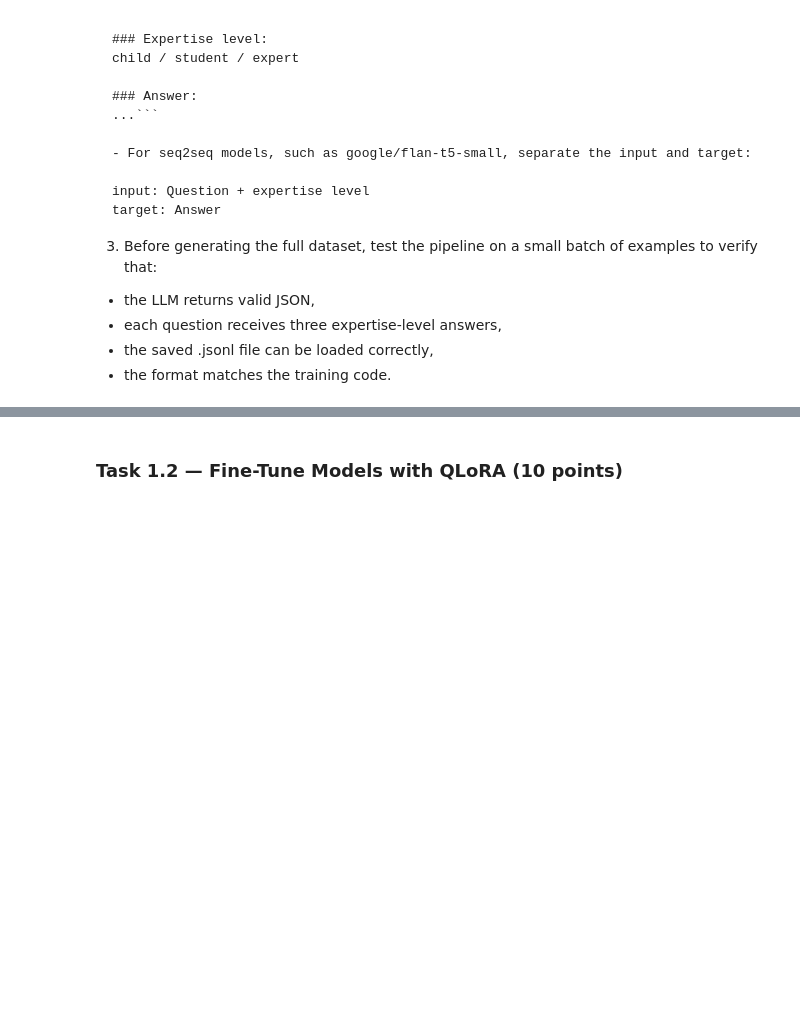
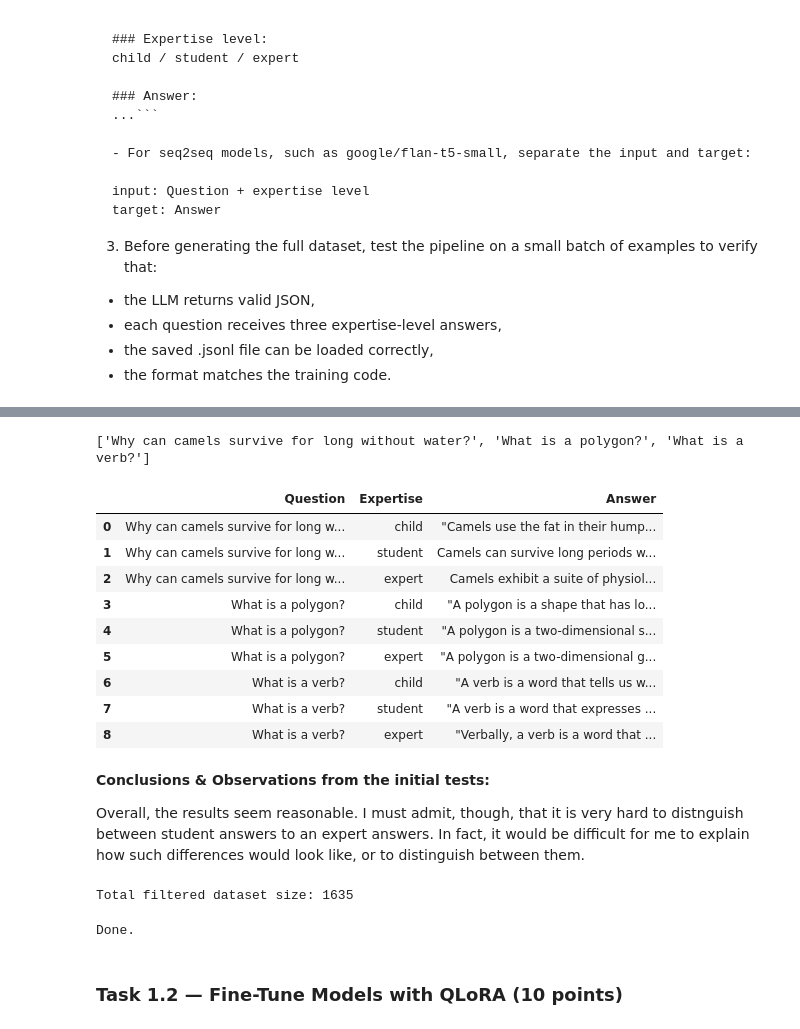
Before and after one commit to yaronwinter/Nebius, a Jupyter notebook: weeks/week6/llm/llm_week_6.ipynb, the cells around one changed output, grey strips where cells are left out. Drawn from its saved outputs; the diff is of its cells as text; code cells hidden in the pictures; blank space fills up the shorter version.

Commit message:
generate datasets

```diff
--- a/weeks/week6/llm/llm_week_6.ipynb
+++ b/weeks/week6/llm/llm_week_6.ipynb
@@ -90,6 +98,6 @@ In this part, you will fine-tune pretrained language models to answer questions
 
 You will use a subset of the Databricks Dolly 15K dataset.
 # %%
-dataset = load_dataset("databricks/databricks-dolly-15k", split="train[:5000]")
+dataset = load_dataset("databricks/databricks-dolly-15k", split="train[:15000]")
 # %% [output]
 Warning: You are sending unauthenticated requests to the HF Hub. Please set a HF_TOKEN to enable higher rate limits and faster downloads.
@@ -173,3 +180,29 @@ You should prepare:
   * each question receives three expertise-level answers,
   * the saved .jsonl file can be loaded correctly,
   * the format matches the training code.
+# %%
+# Get Nebius API Key
+from getpass import getpass
+#from google.colab import userdata
+import os
+
+def get_api_key(name="NEBIUS_API_KEY"):
+    api_key = None
+    try:
+        api_key = os.environ[name]
+        print("API Key is taken from the environmental parameters")
+    except:
+        try:
+            api_key = userdata.get(name)
+            print("API Key is taken from the google colab user data")
+        except:
+            try:
+                api_key = getpass("Enter API key: ")
+                os.environ[name] = api_key
+                print("API Key is taken from getpass")
+            except:
+                raise Exception("API Key for NEBIUS_API_KEY could not be found")
+
+    assert api_key is not None, "API Key is None"
+    return api_key
+print("Done.")
@@ -176,3 +322,54 @@ You should prepare:
+# %%
+# Test the generation pipeline.
+questions = [x[INSTRUCTION] for  x in filtered[:3]]
+print(questions)
+df = generate_dataset(questions=questions)
+df.head(10)
+# %% [output]
+['Why can camels survive for long without water?', 'What is a polygon?', 'What is a verb?']
+|  | Question | Expertise | Answer |
+| 0 | Why can camels survive for long w... | child | "Camels use the fat in their hump... |
+| 1 | Why can camels survive for long w... | student | Camels can survive long periods w... |
+| 2 | Why can camels survive for long w... | expert | Camels exhibit a suite of physiol... |
+| 3 | What is a polygon? | child | "A polygon is a shape that has lo... |
+| 4 | What is a polygon? | student | "A polygon is a two-dimensional s... |
+| 5 | What is a polygon? | expert | "A polygon is a two-dimensional g... |
+| 6 | What is a verb? | child | "A verb is a word that tells us w... |
+| 7 | What is a verb? | student | "A verb is a word that expresses ... |
+| 8 | What is a verb? | expert | "Verbally, a verb is a word that ... |
+# %% [markdown]
+**Conclusions & Observations from the initial tests:**
+
+Overall, the results seem reasonable.
+I must admit, though, that it is very hard to distnguish between
+student answers to an expert answers.
+In fact, it would be difficult for me to explain how such differences would look
+like, or to distinguish between them.
+# %%
+# Generate the datasets.
+# I start with 250 training questions.
+# Notice that each question will be ganswered
+# in three styles, so it induces a train set
+# of 750 entries.
+print(f"Total filtered dataset size: {len(filtered)}")
+
+NUM_TRAIN_QUESTIONS = 250
+train_questions = [x[INSTRUCTION] for  x in filtered[:NUM_TRAIN_QUESTIONS]]
+
+# The test questions are seperated from the training questions, of course.
+# Generate more test questions than needed, and later I will select manually
+# the most appropraite ones.
+test_questions = [x[INSTRUCTION] for  x in filtered[NUM_TRAIN_QUESTIONS: NUM_TRAIN_QUESTIONS + 50]]
+
+train_df = generate_dataset(train_questions)
+test_df = generate_dataset(test_questions)
+
+train_df.to_json("dataset_train.jsonl", orient='records', lines=True)
+test_df.to_json("dataset_test.jsonl", orient='records', lines=True)
+print("Done.")
+# %% [output]
+Total filtered dataset size: 1635
+Done.
 # %% [markdown]
 ### **Task 1.2 — Fine-Tune Models with QLoRA (10 points)**
 # %% [markdown]
```
Also changed, not shown: parts of 7 cells of this notebook, 2 other files.
